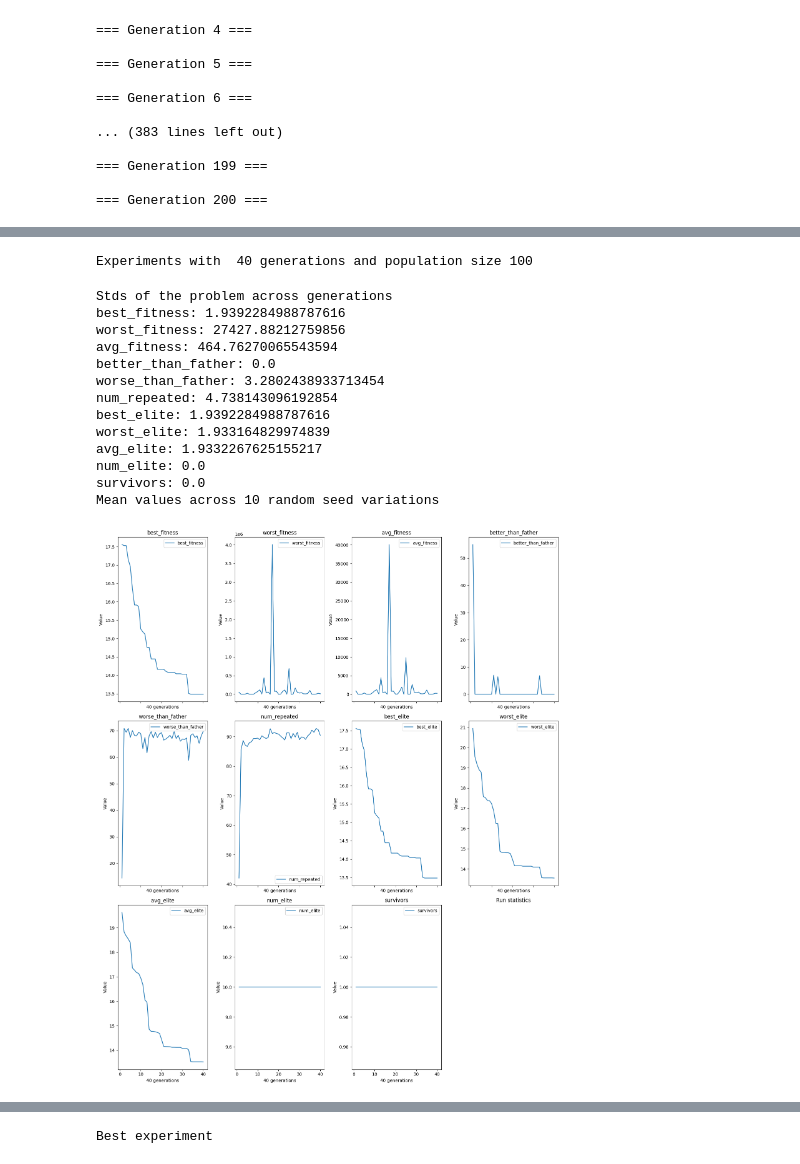
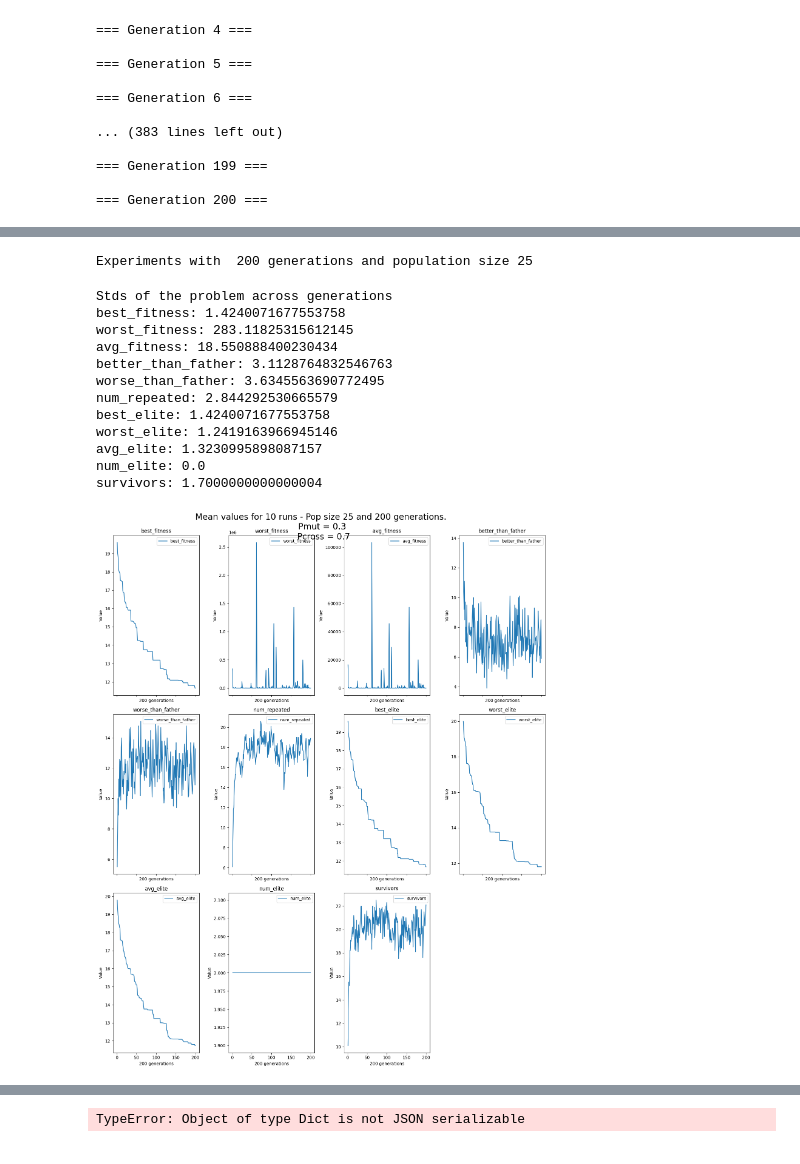
Before and after one commit to diogoneiss/Structured-Grammar-Evolution-in-Numba, a Jupyter notebook: tp1.ipynb, the cells around one changed output, grey strips where cells are left out. Drawn from its saved outputs; the diff is of its cells as text; code cells hidden in the pictures.

Commit message:
melhorias de cache

```diff
--- a/tp1.ipynb
+++ b/tp1.ipynb
@@ -457,5 +523,4 @@ TypeError: list indices must be integers or slices, not list
 # %%
-
 def genetic_programming(num_generations, population_size, max_depth, p_mutation, p_crossover, elite_percentage, variables_values, y_values, tournament_size, silent_run=False):
 
     num_variables = len(variables_values[0])
@@ -494,7 +559,7 @@ display(df.head())
 variable_matrix, y = parse_df(df)
 
 
-stats, final_genotypes, used_grammar = genetic_programming(200, 100, 5, 0.2, 0.7, 0.1, variable_matrix, y, 10)
+stats, final_genotypes, used_grammar = genetic_programming(200, 50, 5, 0.2, 0.7, 0.1, variable_matrix, y, 10)
 # %% [output]
 |  | 0 | 1 | 2 |
 | 0 | -1.235929 | -1.364106 | 6.515719 |
@@ -522,7 +587,7 @@ stats, final_genotypes, used_grammar = genetic_programming(200, 100, 5, 0.2, 0.7
 # %%
 import math
 
-def plot_stats(stats, index_to_variable_name):
+def plot_stats(stats, index_to_variable_name, title=""):
     num_generations, num_stats = stats.shape
 
     num_cols = 4
@@ -546,10 +611,26 @@ def plot_stats(stats, index_to_variable_name):
 
     # Adjust the layout of the subplots
     fig.tight_layout()
-    plt.title("Run statistics")
+
+    if title == "":
+        title = f"Run statistics for {num_generations} generations"
+    fig.suptitle(title, fontsize=20, y=1.02)
     # Show the plot
     plt.show()
 
+
+run_parameters = {
+    "generations": 200,
+    "population_size": 25,
+    "max_depth": 5,
+    "p_mutation": 0.3,
+    "p_crossover": 0.7,
+    "elite_percentage": 0.1,
+    "tournament_size": 2
+}
+data_save = (stats, stats, final_genotypes[0],stats[-1], used_grammar )
+save_cache(data_save, stats[0], "test", run_parameters)
+
 plot_stats(stats, index_to_variable_name)
 print(stats.shape)
 # %% [output]
@@ -639,51 +728,54 @@ def run_random_variations(train_filename, run_parameters, base_seed=0):
         best_fitness_current = stats[-1, 0]
         if best_fitness_current < best_fitness_value:
             best_fitness_value = best_fitness_current
             best_fitness_experiment = i
 
 
     mean_stats = np.mean(stats_list, axis=0)
 
     stds_across_stats = np.std(stats_list, axis=0)
 
     print("Stds of the problem across generations")
     for i in range(len(index_to_variable_name)):
         print(f"{index_to_variable_name[i]}: {stds_across_stats[-1, i]}")
 
 
-    print(f"Mean values across {random_iterations} random seed variations")
-    plot_stats(mean_stats, index_to_variable_name)
-    print("Best experiment")
-    plot_stats(stats_list[best_fitness_experiment], index_to_variable_name)
+    title = f"Pop size {run_parameters['population_size']} and {run_parameters['generations']} generations. \nPmut = {run_parameters['p_mutation']}\n Pcross = {run_parameters['p_crossover']}"
+
+    plot_stats(mean_stats, index_to_variable_name, f"Mean values for {random_iterations} runs - {title}")
+    plot_stats(stats_list[best_fitness_experiment], index_to_variable_name, f"Best fitness - {title}")
 
     return mean_stats, stats_list[best_fitness_experiment],  final_genotypes_list[best_fitness_experiment], stds_across_stats, final_used_grammar
 
 
 
 run_parameters = {
-    "generations": 40,
-    "population_size": 100,
+    "generations": 200,
+    "population_size": 25,
     "max_depth": 5,
-    "p_mutation": 0.2,
-    "p_crossover": 0.6,
+    "p_mutation": 0.3,
+    "p_crossover": 0.7,
     "elite_percentage": 0.1,
     "tournament_size": 2
 }
 
 agg, best_gen_stats, best_genotypes, stds, grammar = run_random_variations("synth1/synth1-train.csv", run_parameters, 0)
+
+data_cache = (agg, best_gen_stats, best_genotypes, stds, grammar)
+final_fitness = best_gen_stats[-1, 0]
+save_cache(data_cache, final_fitness, "synth1/synth1-train.csv", run_parameters)
 # %% [output]
-Experiments with  40 generations and population size 100
+Experiments with  200 generations and population size 25
 Stds of the problem across generations
-best_fitness: 1.9392284988787616
-worst_fitness: 27427.88212759856
-avg_fitness: 464.76270065543594
-better_than_father: 0.0
-worse_than_father: 3.2802438933713454
-num_repeated: 4.738143096192854
-best_elite: 1.9392284988787616
-worst_elite: 1.933164829974839
-avg_elite: 1.9332267625155217
+best_fitness: 1.4240071677553758
+worst_fitness: 283.11825315612145
+avg_fitness: 18.550888400230434
+better_than_father: 3.1128764832546763
+worse_than_father: 3.6345563690772495
+num_repeated: 2.844292530665579
+best_elite: 1.4240071677553758
+worst_elite: 1.2419163966945146
+avg_elite: 1.3230995898087157
 num_elite: 0.0
-survivors: 0.0
-Mean values across 10 random seed variations
+survivors: 1.7000000000000004
-[figure, old version]
+[figure, new version]
@@ -690 +783 @@ Mean values across 10 random seed variations
-Best experiment
+TypeError: Object of type Dict is not JSON serializable
```
Also changed, not shown: parts of 10 cells of this notebook.
